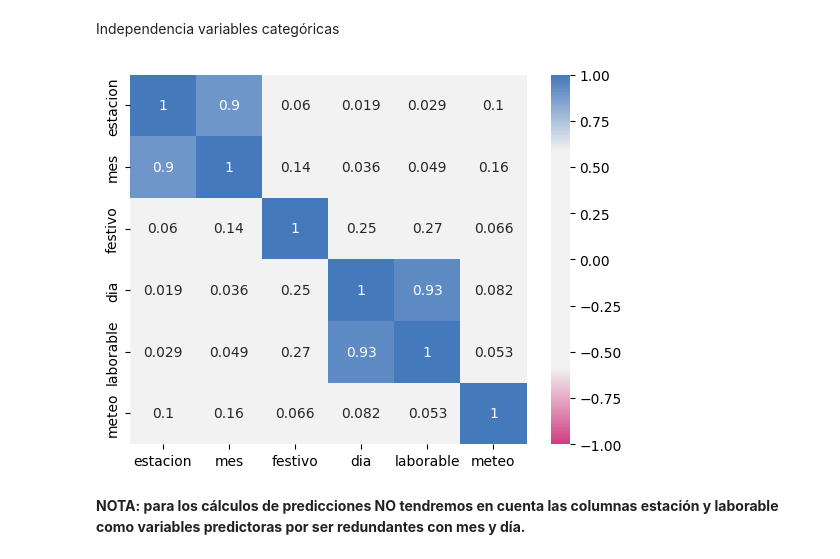
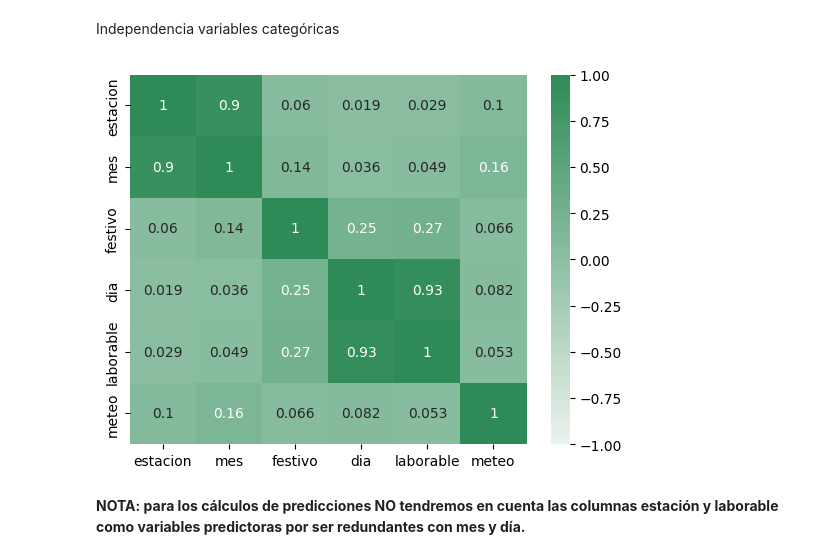
Before and after one commit to GriselleAlanis/project-da-promoE-module3-team1, a Jupyter notebook: Modelo_1_registrados/Visualizaciones_reg.ipynb, the cells around one changed output. Saved outputs shown, nothing was run; the diff lists cells and outputs as text; code cells hidden in the pictures.

```diff
--- a/Modelo_1_registrados/Visualizaciones_reg.ipynb
+++ b/Modelo_1_registrados/Visualizaciones_reg.ipynb
@@ -10,6 +10,8 @@ pd.options.display.max_columns = None
 
 import warnings
 warnings.filterwarnings('ignore')
+
+qualitative_colors = sns.light_palette("seagreen", as_cmap=True)
 # %%
 df = pd.read_pickle("../data/bikes_limpieza_sin_totales.pkl")
 df.head(2)
@@ -44,10 +46,10 @@ for i, colum in enumerate(columnas_numeric):
     sns.regplot(
         x = df[colum],
         y = df["usu_registrados"],
-        color = "gray",
+        color = "seagreen",
         marker = ".",
         scatter_kws = {"alpha": 0.4},
-        line_kws = {"color": "skyblue", "alpha": 0.7 },
+        line_kws = {"color": "seagreen", "alpha": 0.7 },
         ax = axes[i])
 
     axes[i].set_title(f"Alquiler registrados vs {colum}", fontsize = 10, fontweight = "bold")
@@ -73,7 +75,7 @@ for i, colum in enumerate(num):
         data = df,
         x = colum,
         kde = True,
-        color = "skyblue",
+        color = "seagreen",
         line_kws = {"linewidth": 2},
         alpha = 0.5,
         ax = axes[i])
@@ -140,28 +142,28 @@ Independencia variables categóricas
 # %%
 categoricas_col = df.select_dtypes(include= ["object", "bool"]).columns
 df_chis = pd.DataFrame(columns= categoricas_col, index = categoricas_col)
 
 from itertools import combinations
 combinaciones = list(combinations(categoricas_col,2))
 for i in combinaciones:
     crosstab, test_results, expected = rp.crosstab(df[i[0]], df[i[1]],
                                                test= "chi-square",
                                                expected_freqs= True,
                                                prop= "cell")
     df_chis.loc[i[0], i[1]] = test_results.loc[2, 'results']
     df_chis.loc[i[1], i[0]] = test_results.loc[2, 'results']
     df_chis.loc[i[0], i[0]] = 1.00
     df_chis.loc[i[1], i[1]] = 1.00
 df_chis = df_chis.astype('float')
 df_chis.dtypes
 cmap = sns.diverging_palette(349, 250, sep=150, as_cmap=True)
 sns.heatmap(df_chis,
-           cmap = cmap,
+           cmap = qualitative_colors,
            annot = True,
            vmin= -1,
            vmax= 1)
 plt.savefig("../img/heatmap_categoricas.png");
 # %% [output]
-[figure, old version]
+[figure, new version]
 # %% [markdown]
 **NOTA: para los cálculos de predicciones NO tendremos en cuenta las columnas estación y laborable como variables predictoras por ser redundantes con mes y día.**
```
Also changed, not shown: parts of 5 cells of this notebook.
